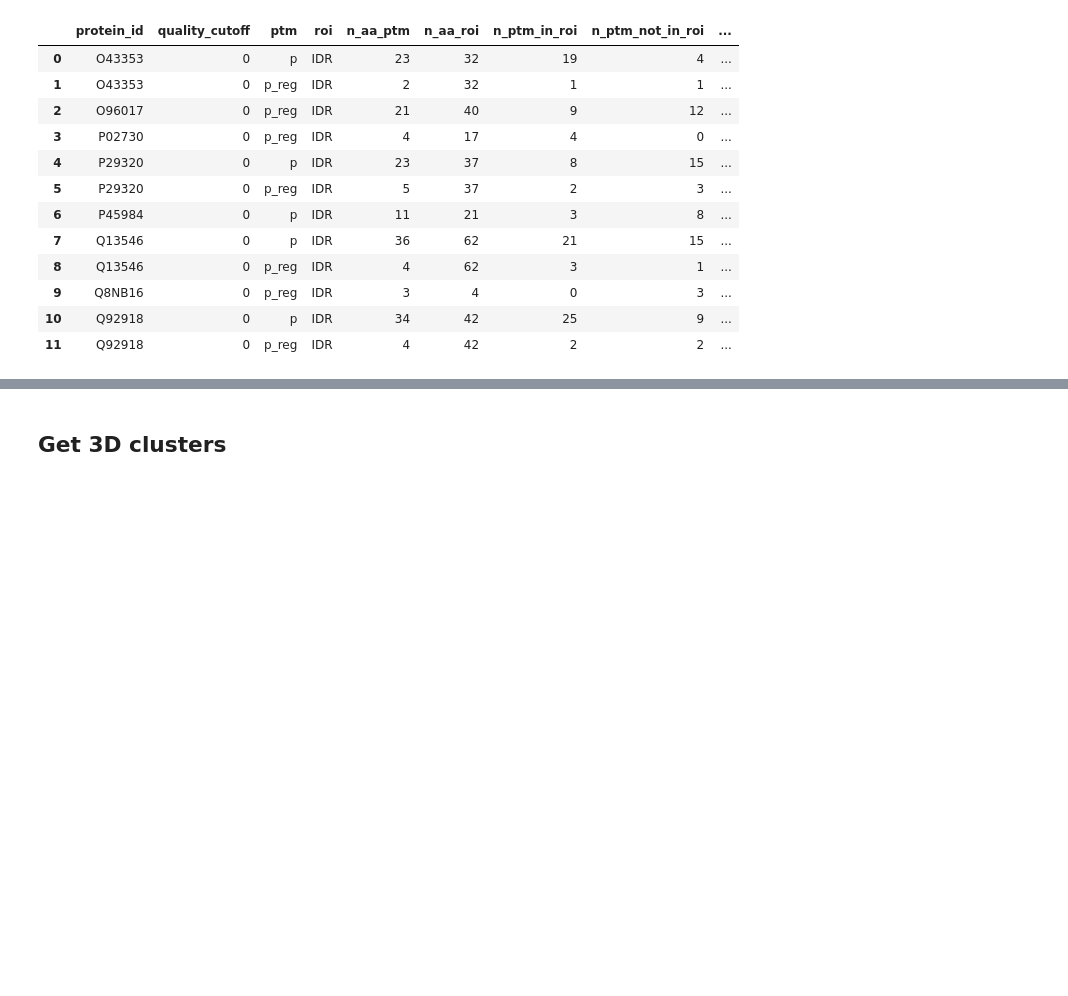
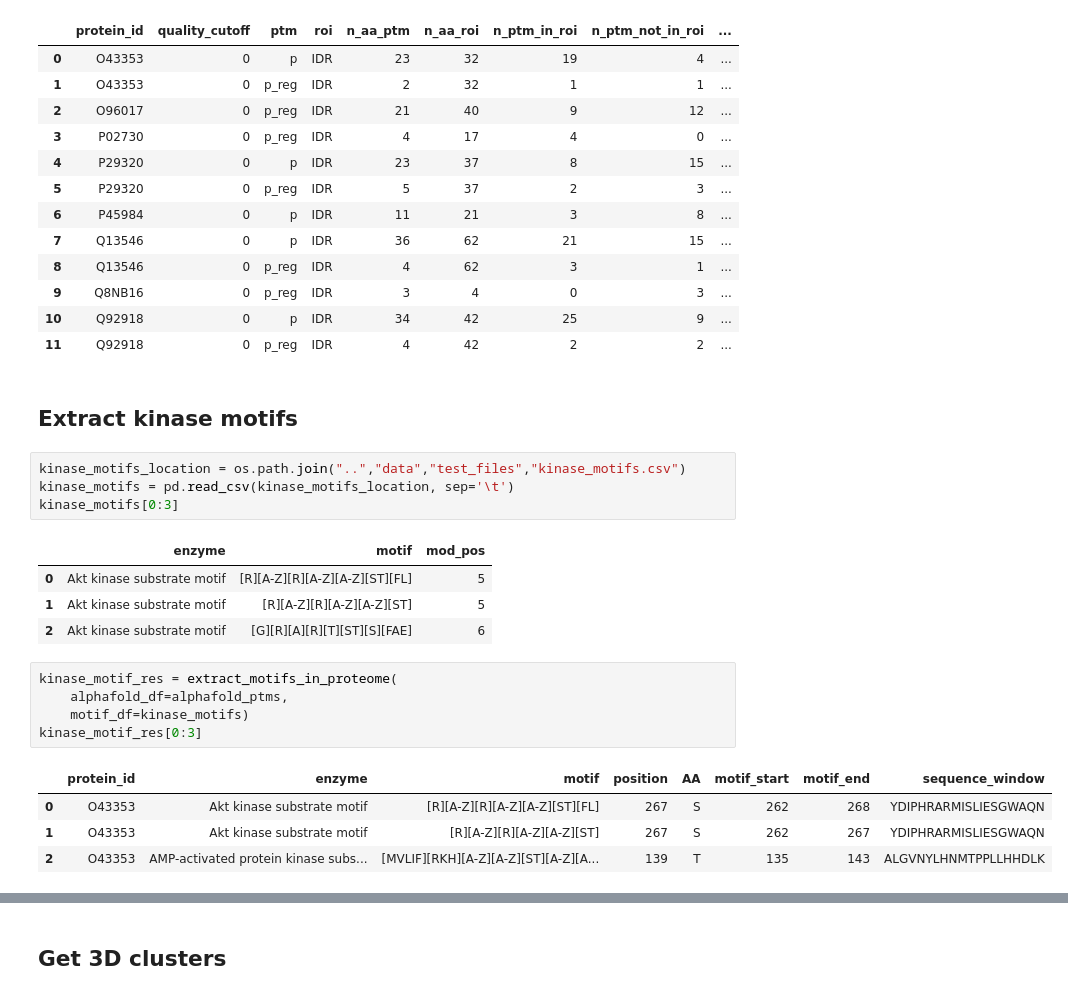
Before and after one commit to MannLabs/structuremap, a Jupyter notebook: nbs/tutorial.ipynb, the cells around one changed output, grey strips where cells are left out. Drawn from its saved outputs; the diff is of its cells as text; blank space fills up the shorter version.

Commit message:
FEATURE: Motif extraction and enrichment analysis

```diff
--- a/nbs/tutorial.ipynb
+++ b/nbs/tutorial.ipynb
@@ -193,3 +193,24 @@ enrichment_p_per_protein
 | 9 | Q8NB16 | 0 | p_reg | IDR | 3 | 4 | 0 | 3 | ... |
 | 10 | Q92918 | 0 | p | IDR | 34 | 42 | 25 | 9 | ... |
 | 11 | Q92918 | 0 | p_reg | IDR | 4 | 42 | 2 | 2 | ... |
+# %% [markdown]
+## Extract kinase motifs
+# %%
+kinase_motifs_location = os.path.join("..","data","test_files","kinase_motifs.csv")
+kinase_motifs = pd.read_csv(kinase_motifs_location, sep='\t')
+kinase_motifs[0:3]
+# %% [output]
+|  | enzyme | motif | mod_pos |
+| 0 | Akt kinase substrate motif | [R][A-Z][R][A-Z][A-Z][ST][FL] | 5 |
+| 1 | Akt kinase substrate motif | [R][A-Z][R][A-Z][A-Z][ST] | 5 |
+| 2 | Akt kinase substrate motif | [G][R][A][R][T][ST][S][FAE] | 6 |
+# %%
+kinase_motif_res = extract_motifs_in_proteome(
+    alphafold_df=alphafold_ptms,
+    motif_df=kinase_motifs)
+kinase_motif_res[0:3]
+# %% [output]
+|  | protein_id | enzyme | motif | position | AA | motif_start | motif_end | sequence_window |
+| 0 | O43353 | Akt kinase substrate motif | [R][A-Z][R][A-Z][A-Z][ST][FL] | 267 | S | 262 | 268 | YDIPHRARMISLIESGWAQN |
+| 1 | O43353 | Akt kinase substrate motif | [R][A-Z][R][A-Z][A-Z][ST] | 267 | S | 262 | 267 | YDIPHRARMISLIESGWAQN |
+| 2 | O43353 | AMP-activated protein kinase subs... | [MVLIF][RKH][A-Z][A-Z][ST][A-Z][A... | 139 | T | 135 | 143 | ALGVNYLHNMTPPLLHHDLK |
```
Also changed, not shown: parts of 12 cells of this notebook, 2 other files.
